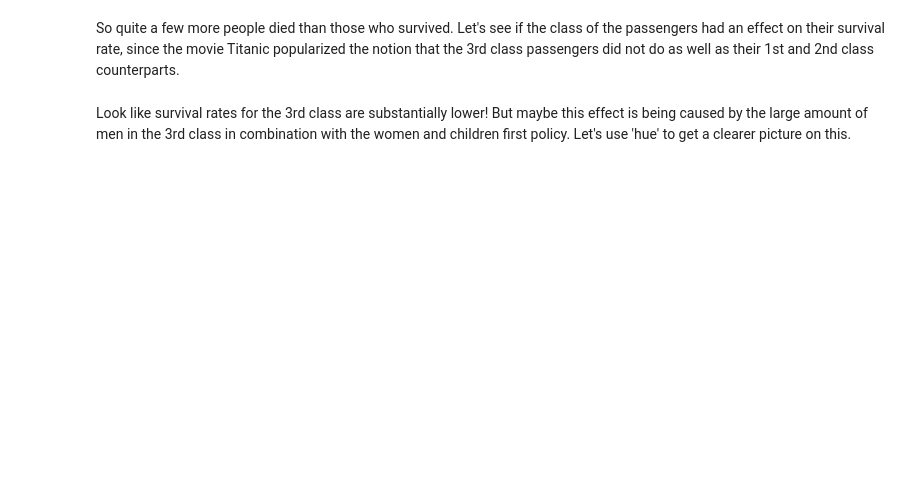
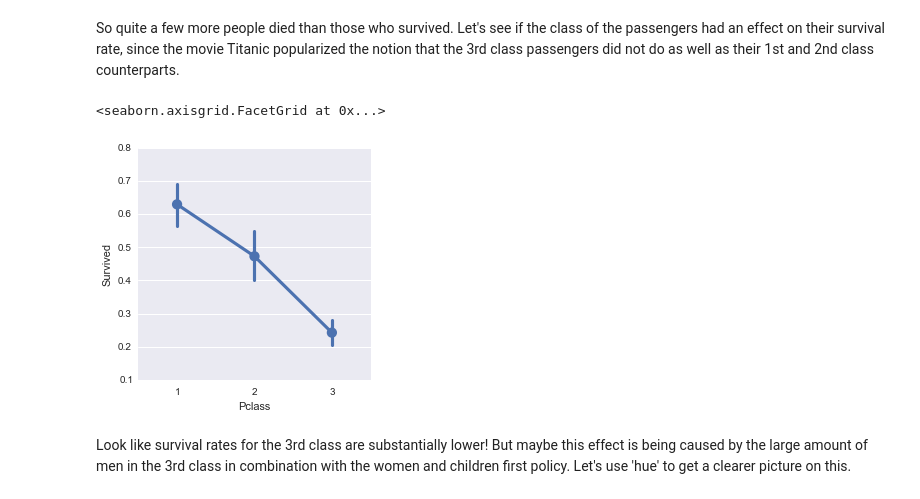
Before and after one commit to data-science-competitions/Kaggle-Titanic, a Jupyter notebook: Python/notebooks/tutorial_notebook.ipynb, the cells around one changed output. Drawn from its saved outputs; the diff is of its cells as text; code cells hidden in the pictures; blank space fills up the shorter version.

```diff
--- a/Python/notebooks/tutorial_notebook.ipynb
+++ b/Python/notebooks/tutorial_notebook.ipynb
@@ -330,7 +368,10 @@ sns.factorplot('Survivor',data=titanic_df,palette='Set1')
 So quite a few more people died than those who survived. Let's see if the class of the passengers had an effect on their survival rate, since the movie Titanic popularized the notion that the 3rd class passengers did not do as well as their 1st and 2nd class counterparts.
 # %%
 # Let's use a factor plot again, but now considering class
-sns.factorplot('Pclass','Survived',data=titanic_df)
+sns.factorplot('Pclass', 'Survived', data=titanic_df, order=[1,2,3])
+# %% [output]
+<seaborn.axisgrid.FacetGrid at 0x...>
+[figure, added]
 # %% [markdown]
 Look like survival rates for the 3rd class are substantially lower! But maybe this effect is being caused by the large amount of men in the 3rd class in combination with the women and children first policy. Let's use 'hue' to get a clearer picture on this.
 # %%
```
Also changed, not shown: parts of 17 cells of this notebook.
